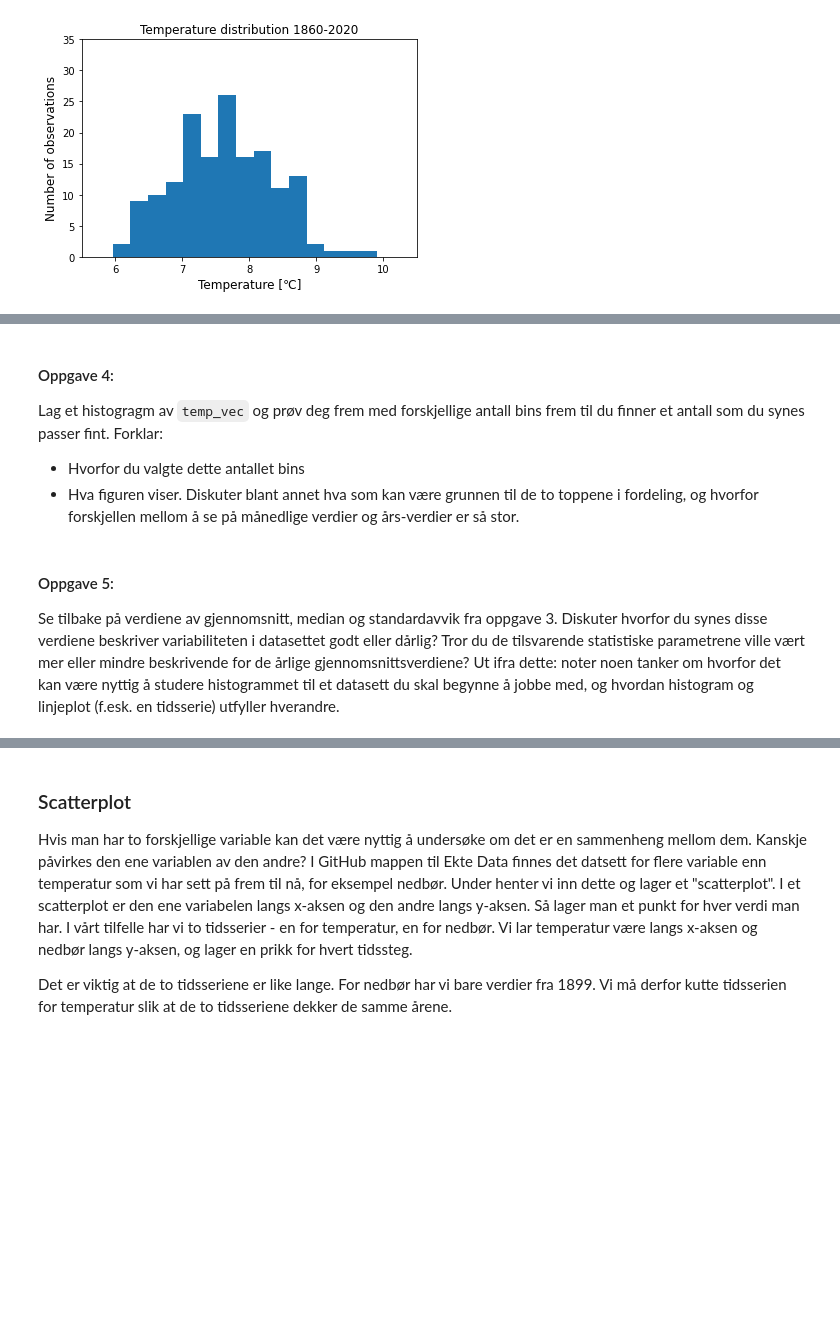
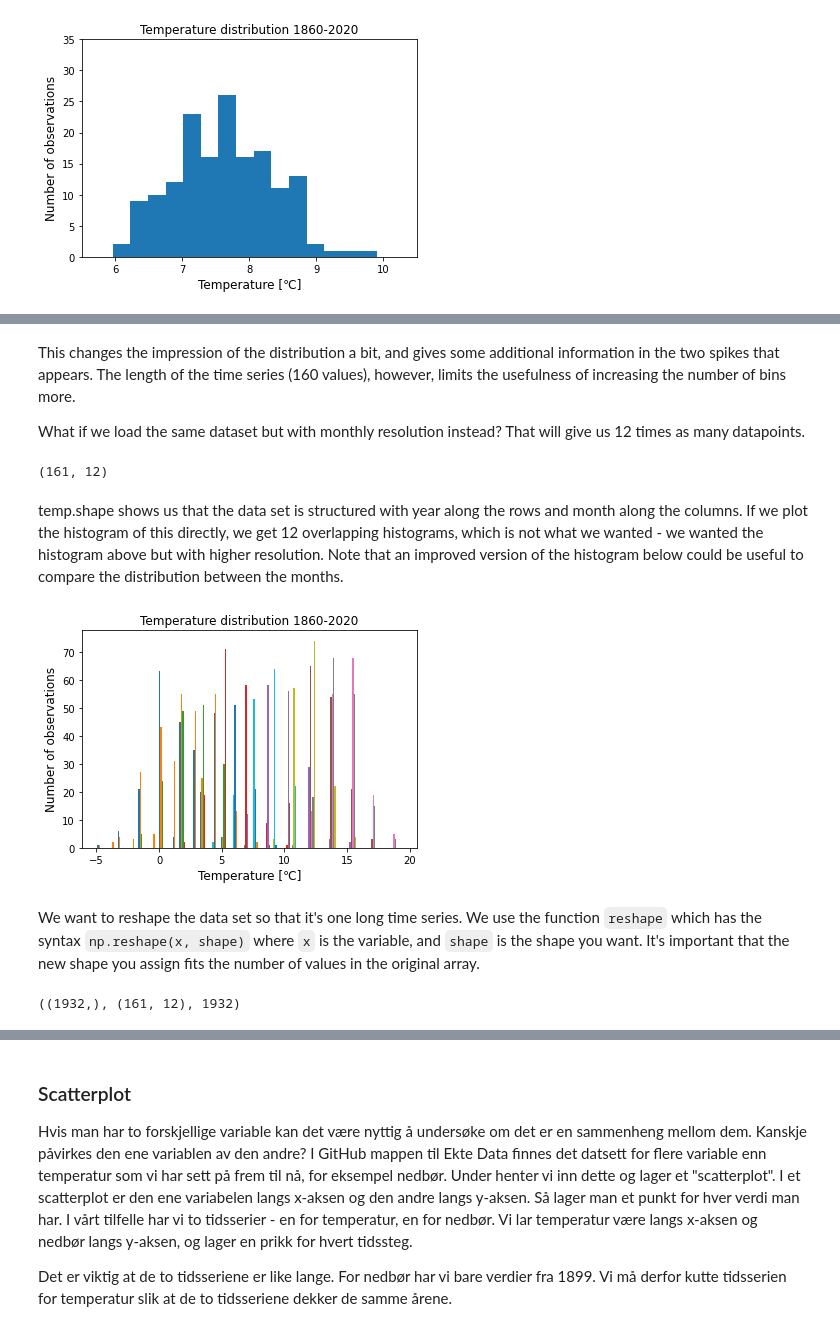
Before and after one commit to julienweihs/GEOF, a Jupyter notebook: Jupyter/Figures.ipynb, the cells around one changed output, grey strips where cells are left out. Saved outputs shown, nothing was run; the diff lists cells and outputs as text; code cells hidden in the pictures; blank space fills up the shorter version.

Commit message:
done until Scatterplot

```diff
--- a/Jupyter/Figures.ipynb
+++ b/Jupyter/Figures.ipynb
@@ -138,9 +127,31 @@ Som nevnt over er histogram en måte å vise statistisk fordeling. Vanlige førs
-# %% [markdown]
-#### Oppgave 4:
-Lag et histogragm av `temp_vec` og prøv deg frem med forskjellige antall bins frem til du finner et antall som du synes passer fint.
-Forklar:
-- Hvorfor du valgte dette antallet bins
-- Hva figuren viser. Diskuter blant annet hva som kan være grunnen til de to toppene i fordeling, og hvorfor forskjellen mellom å se på månedlige verdier og års-verdier er så stor.
-# %% [markdown]
-#### Oppgave 5:
-Se tilbake på verdiene av gjennomsnitt, median og standardavvik fra oppgave 3. Diskuter hvorfor du synes disse verdiene beskriver variabiliteten i datasettet godt eller dårlig? Tror du de tilsvarende statistiske parametrene ville vært mer eller mindre beskrivende for de årlige gjennomsnittsverdiene? Ut ifra dette: noter noen tanker om hvorfor det kan være nyttig å studere histogrammet til et datasett du skal begynne å jobbe med, og hvordan histogram og linjeplot (f.esk. en tidsserie) utfyller hverandre.
+# %% [markdown]
+This changes the impression of the distribution a bit, and gives some additional information in the two spikes that appears. The length of the time series (160 values), however, limits the usefulness of increasing the number of bins more.
+
+What if we load the same dataset but with monthly resolution instead? That will give us 12 times as many datapoints.
+# %%
+# This is the same data set, but with monthly means.
+file='TempBergen.txt'
+temp,time = loadData(file)
+temp.shape
+# %% [output]
+(161, 12)
+# %% [markdown]
+temp.shape shows us that the data set is structured with year along the rows and month along the columns. If we plot the histogram of this directly, we get 12 overlapping histograms, which is not what we wanted - we wanted the histogram above but with higher resolution. Note that an improved version of the histogram below could be useful to compare the distribution between the months.
+# %%
+ax=plt.axes()
+ax.hist(temp, bins=15)
+ax.set(
+    title='Temperature distribution 1860-2020',
+    ylabel='Number of observations',
+    xlabel='Temperature [\u2103]',
+)
+plt.show()
+# %% [output]
+[figure, added]
+# %% [markdown]
+We want to reshape the data set so that it's one long time series. We use the function `reshape` which has the syntax `np.reshape(x, shape)` where `x` is the variable, and `shape` is the shape you want. It's important that the new shape you assign fits the number of values in the original array.
+# %%
+temp_vec=np.reshape(temp,(12*len(temp),))
+temp_vec.shape, temp.shape, 161*12
+# %% [output]
+((1932,), (161, 12), 1932)
```
Also changed, not shown: parts of 10 cells of this notebook.
